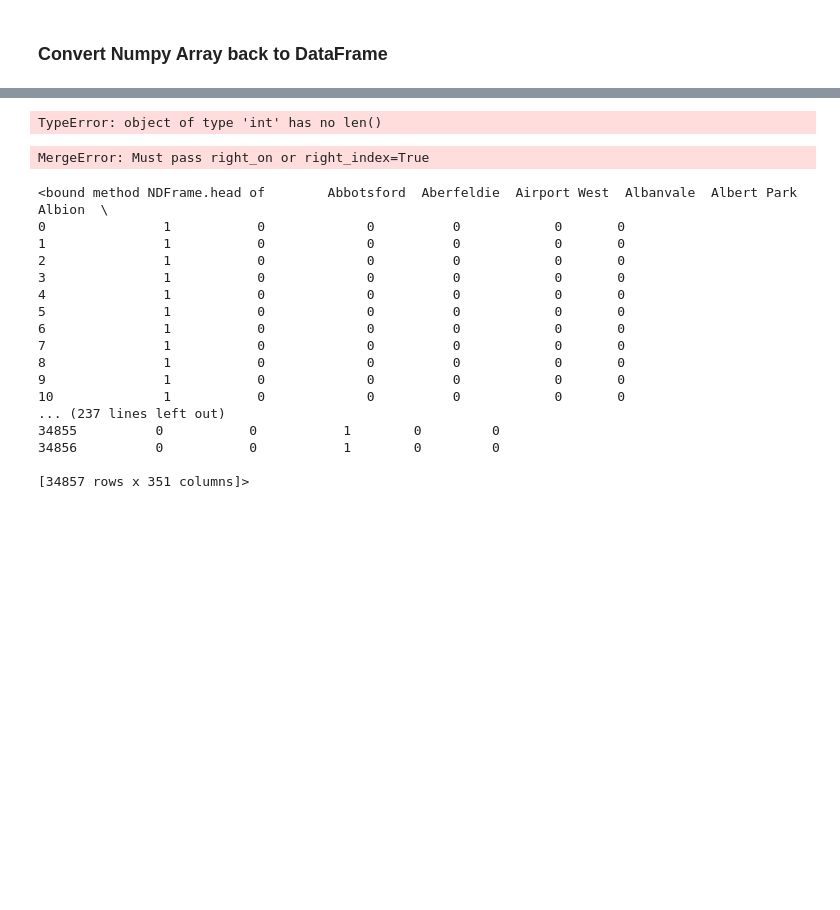
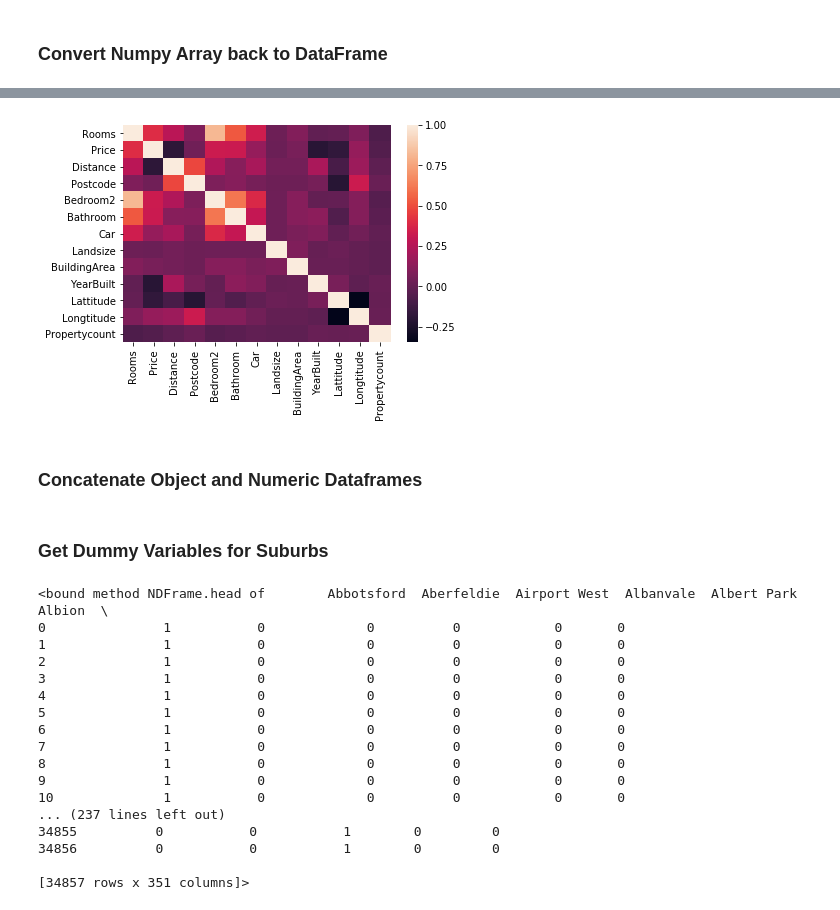
Before and after one commit to cclarke411/Projects, a Jupyter notebook: Data Science Bootcamp/Unit-3/Lesson 5/housingprices.ipynb, the cells around one changed output, grey strips where cells are left out. Saved outputs shown, nothing was run; the diff lists cells and outputs as text; code cells hidden in the pictures; blank space fills up the shorter version.

```diff
--- a/Data Science Bootcamp/Unit-3/Lesson 5/housingprices.ipynb
+++ b/Data Science Bootcamp/Unit-3/Lesson 5/housingprices.ipynb
@@ -142,9 +138,11 @@ df.select_dtypes('object').head()
+# %%
+ax = sns.heatmap(df_new.corr())
+# %% [output]
+[figure, added]
+# %% [markdown]
+<h3> Concatenate Object and Numeric Dataframes </h3>
 # %%
-pd.concat([df.select_dtypes('object'),df_new],axis=1,sort=True)
+df_dtype_merge = pd.concat([df.select_dtypes('object'),df_new],axis=1)
-# %% [output]
-TypeError: object of type 'int' has no len()
-# %%
-df_new.merge(df.select_dtypes('object'),left_index=True,right_index=True)
-# %% [output]
-MergeError: Must pass right_on or right_index=True
+# %% [markdown]
+<h3> Get Dummy Variables for Suburbs </h3>
 # %%
```
Also changed, not shown: parts of 69 cells of this notebook.
